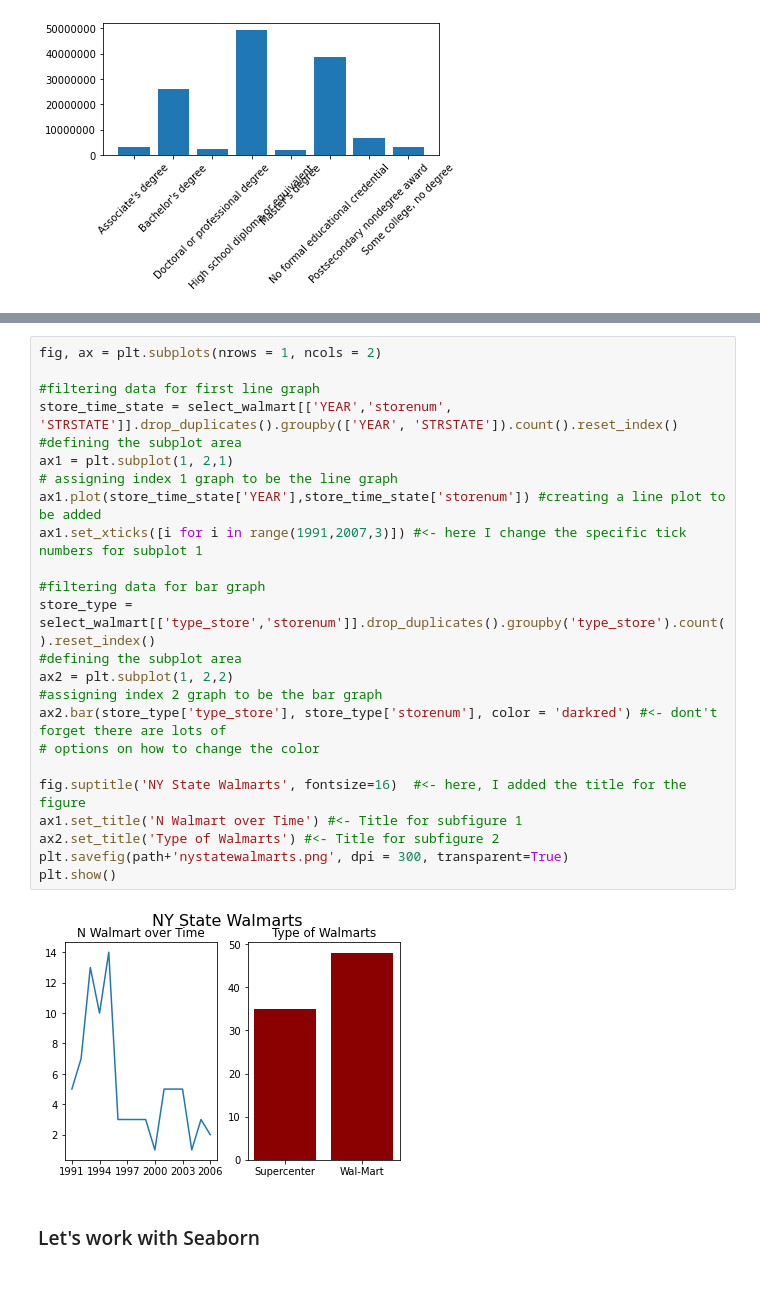
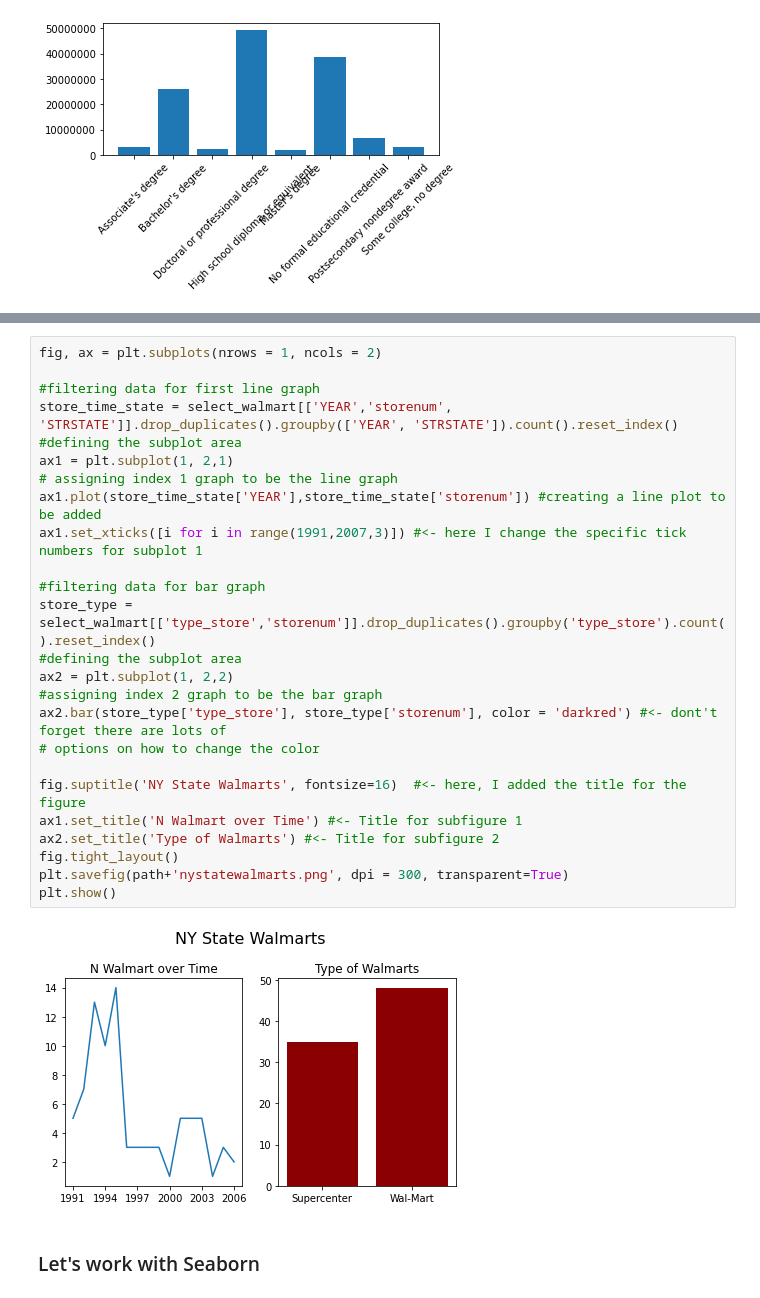
Before and after one commit to somethingabout/Data_Analysis_Python_R, a Jupyter notebook: Becoming a Viz Kid part 2/Lecture 9.ipynb, the cells around one changed output, grey strips where cells are left out. Cells and saved outputs as stored; diff of their text form.

```diff
--- a/Becoming a Viz Kid part 2/Lecture 9.ipynb
+++ b/Becoming a Viz Kid part 2/Lecture 9.ipynb
@@ -341,29 +339,30 @@ Another option you can use is `transparent=True` which would make the background
 # %%
 fig, ax = plt.subplots(nrows = 1, ncols = 2)
 
 #filtering data for first line graph
 store_time_state = select_walmart[['YEAR','storenum', 'STRSTATE']].drop_duplicates().groupby(['YEAR', 'STRSTATE']).count().reset_index()
 #defining the subplot area
 ax1 = plt.subplot(1, 2,1)
 # assigning index 1 graph to be the line graph
 ax1.plot(store_time_state['YEAR'],store_time_state['storenum']) #creating a line plot to be added
 ax1.set_xticks([i for i in range(1991,2007,3)]) #<- here I change the specific tick numbers for subplot 1
 
 #filtering data for bar graph
 store_type = select_walmart[['type_store','storenum']].drop_duplicates().groupby('type_store').count().reset_index()
 #defining the subplot area
 ax2 = plt.subplot(1, 2,2)
 #assigning index 2 graph to be the bar graph
 ax2.bar(store_type['type_store'], store_type['storenum'], color = 'darkred') #<- dont't forget there are lots of
 # options on how to change the color
 
 fig.suptitle('NY State Walmarts', fontsize=16)  #<- here, I added the title for the figure
 ax1.set_title('N Walmart over Time') #<- Title for subfigure 1
 ax2.set_title('Type of Walmarts') #<- Title for subfigure 2
+fig.tight_layout()
 plt.savefig(path+'nystatewalmarts.png', dpi = 300, transparent=True)
 plt.show()
 # %% [output]
-[figure, old version]
+[figure, new version]
 # %% [markdown]
 ### Let's work with Seaborn
 # %% [markdown]
```
Also changed, not shown: parts of 19 cells of this notebook, 33 other files.
